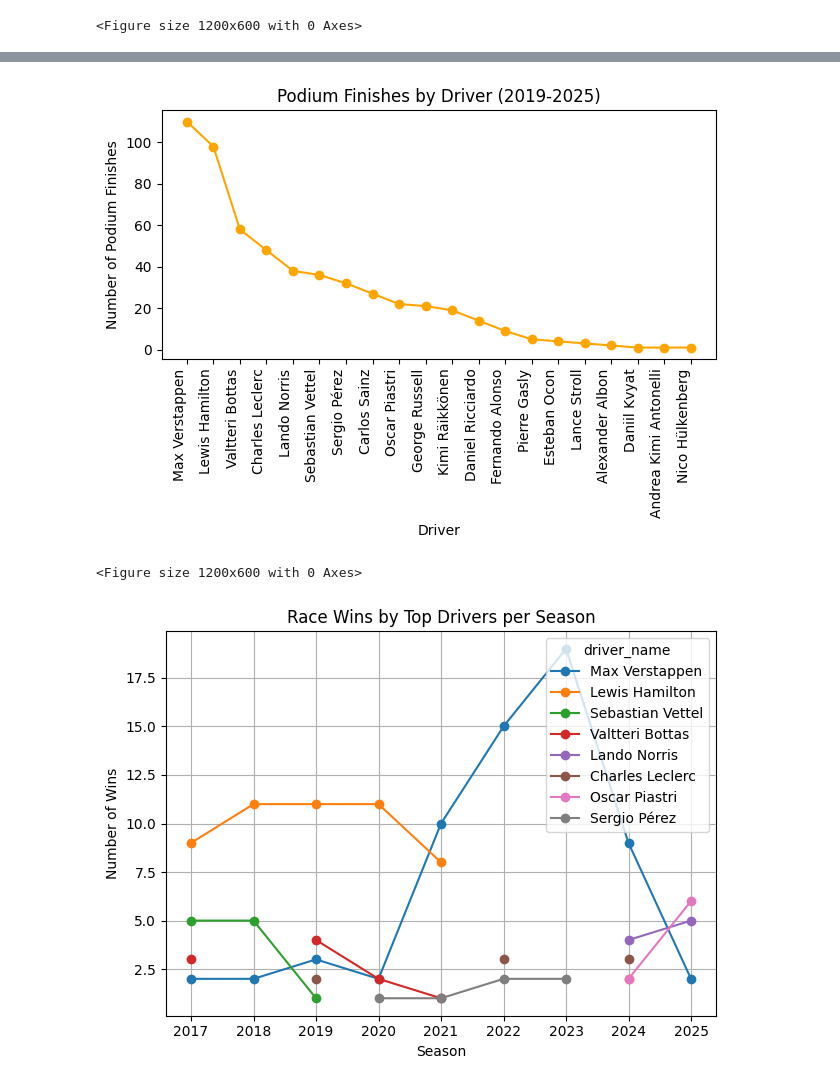
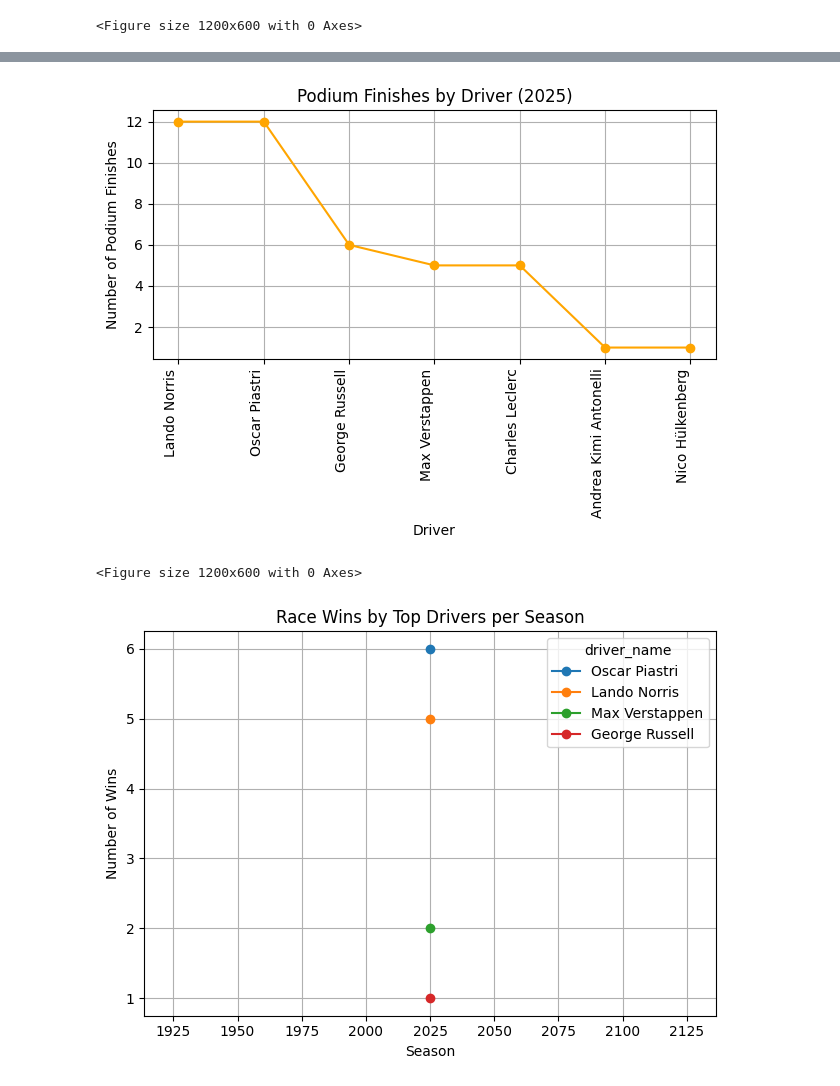
Before and after one commit to divyanshg03/F1-Winner-Prediction, a Jupyter notebook: EDA.ipynb, the cells around one changed output, grey strips where cells are left out. Cells and saved outputs as stored; diff of their text form; code cells hidden in the pictures.

```diff
--- a/EDA.ipynb
+++ b/EDA.ipynb
@@ -105,7 +104,7 @@ import matplotlib.pyplot as plt
 import seaborn as sns
 import numpy as np
 # %%
-df = pd.read_csv('f1_results_2017_2025.csv')
+df = pd.read_csv('f1_results_2025.csv')
 # %%
 df.head()
 # %% [output]
@@ -484,12 +412,13 @@ Name: count, dtype: int64
 # %%
 plt.plot(podium_finishers.index, podium_finishers.values, marker='o', linestyle='-', color='orange')
 plt.xticks(rotation=90, ha='right')
 plt.xlabel('Driver')
 plt.ylabel('Number of Podium Finishes')
-plt.title('Podium Finishes by Driver (2019-2025)')
+plt.title('Podium Finishes by Driver (2025)')
+plt.grid(True)
 plt.tight_layout()
 # %% [output]
-[figure, old version]
+[figure, new version]
 # %%
 plt.figure(figsize=(12, 6))
 top_drivers = race_winners.nlargest(8).index
@@ -503,7 +432,7 @@ plt.tight_layout()
 plt.show()
 # %% [output]
 <Figure size 1200x600 with 0 Axes>
-[figure, old version]
+[figure, new version]
 # %%
 plt.figure(figsize=(12, 8))
 sns.boxplot(x='constructor_name', y='points', data=df)
```
Also changed, not shown: parts of 32 cells of this notebook, 3 other files.
